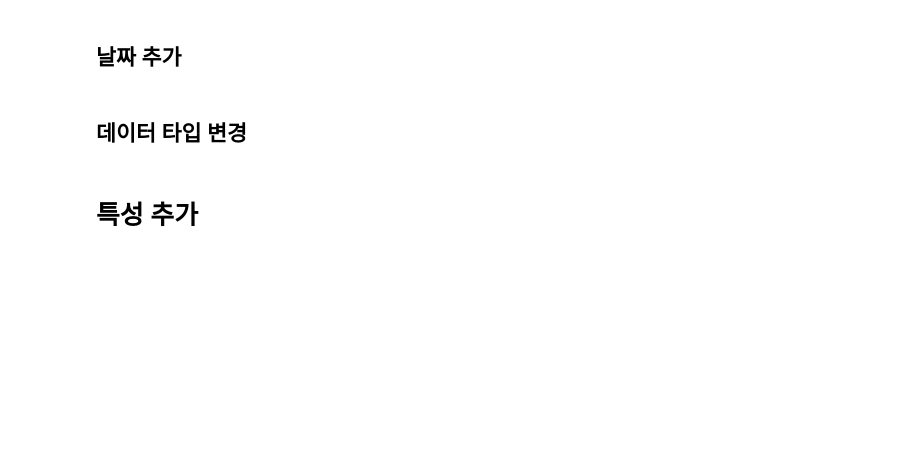
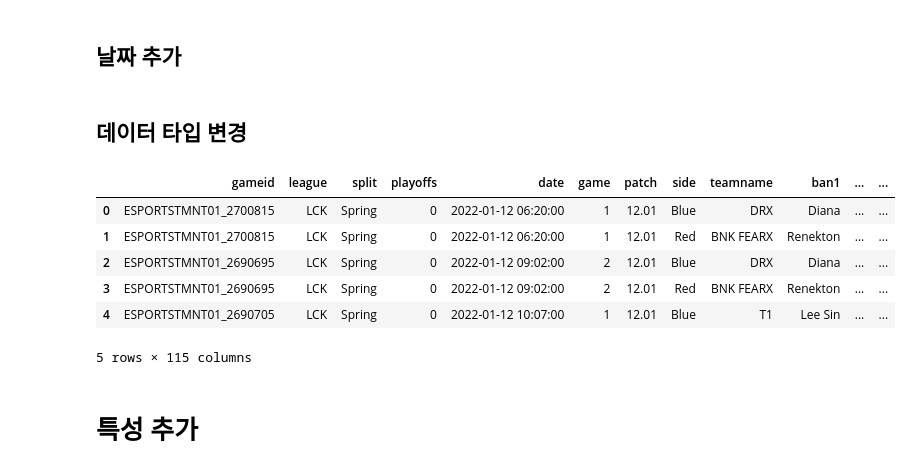
Before and after one commit to koeyhi/ms_3rd_datathon, a Jupyter notebook: feature engineering.ipynb, the cells around one changed output. Cells and saved outputs as stored; diff of their text form; code cells hidden in the pictures; blank space fills up the shorter version.

```diff
--- a/feature engineering.ipynb
+++ b/feature engineering.ipynb
@@ -74,6 +74,16 @@ players_test["split"] = players_test["split"].astype("category")
 players_test["teamname"] = players_test["teamname"].astype("category")
 players_test["playername"] = players_test["playername"].astype("category")
 players_test["opp_teamname"] = players_test["opp_teamname"].astype("category")
+# %%
+teams_train.head()
+# %% [output]
+|  | gameid | league | split | playoffs | date | game | patch | side | teamname | ban1 | ... | ... |
+| 0 | ESPORTSTMNT01_2700815 | LCK | Spring | 0 | 2022-01-12 06:20:00 | 1 | 12.01 | Blue | DRX | Diana | ... | ... |
+| 1 | ESPORTSTMNT01_2700815 | LCK | Spring | 0 | 2022-01-12 06:20:00 | 1 | 12.01 | Red | BNK FEARX | Renekton | ... | ... |
+| 2 | ESPORTSTMNT01_2690695 | LCK | Spring | 0 | 2022-01-12 09:02:00 | 2 | 12.01 | Blue | DRX | Diana | ... | ... |
+| 3 | ESPORTSTMNT01_2690695 | LCK | Spring | 0 | 2022-01-12 09:02:00 | 2 | 12.01 | Red | BNK FEARX | Renekton | ... | ... |
+| 4 | ESPORTSTMNT01_2690705 | LCK | Spring | 0 | 2022-01-12 10:07:00 | 1 | 12.01 | Blue | T1 | Lee Sin | ... | ... |
+5 rows × 115 columns
 # %% [markdown]
 # 특성 추가
 # %% [markdown]
```
Also changed, not shown: parts of 24 cells of this notebook.
